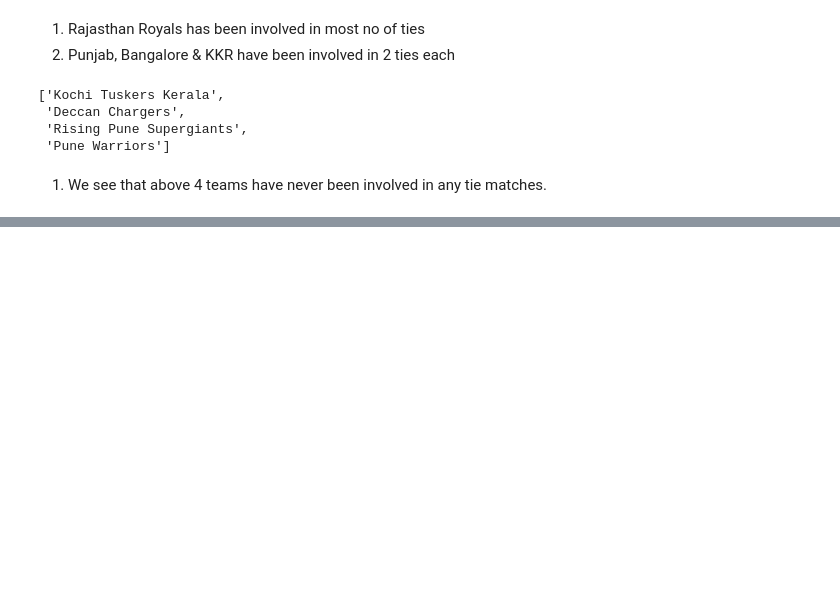
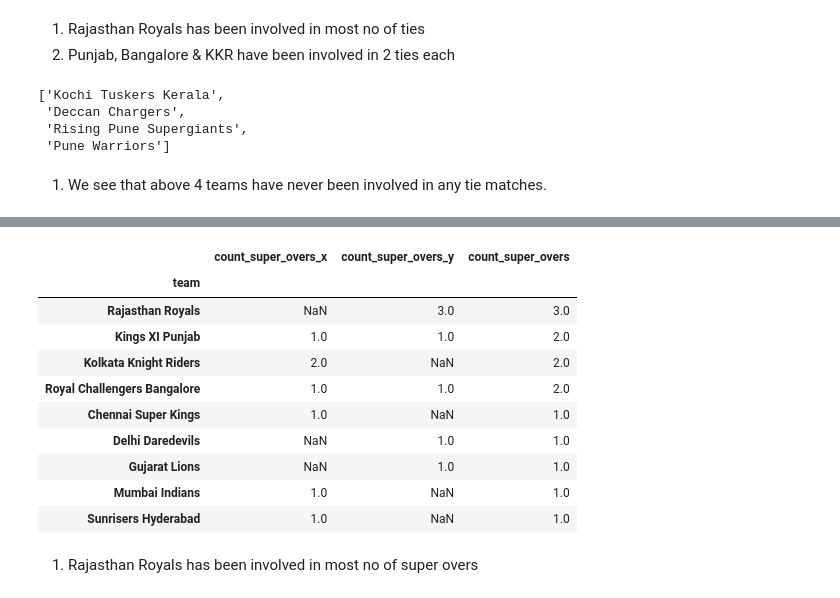
Before and after one commit to sumitpriye/Exploratory_Data_Analysis, a Jupyter notebook: IPL/IPL EDA.ipynb, the cells around one changed output, grey strips where cells are left out. Saved outputs shown, nothing was run; the diff lists cells and outputs as text; code cells hidden in the pictures; blank space fills up the shorter version.

```diff
--- a/IPL/IPL EDA.ipynb
+++ b/IPL/IPL EDA.ipynb
@@ -1073,0 +1101,6 @@ plt.tick_params(axis='y', labelcolor='black')
+# %%
+super_overs1=super_overs[['batting_team','bowling_team']]['batting_team'].value_counts()
+super_overs1=super_overs1.reset_index()
+super_overs1.columns=['team','count_super_overs']
+super_overs1 = super_overs1.set_index('team')
+super_overs1
@@ -1073,0 +1116,6 @@ plt.tick_params(axis='y', labelcolor='black')
+# %%
+super_overs2 = super_overs[['batting_team','bowling_team']]['bowling_team'].value_counts()
+super_overs2=super_overs2.reset_index()
+super_overs2.columns=['team','count_super_overs']
+super_overs2=super_overs2.set_index('team')
+super_overs2
@@ -1073,0 +1130,19 @@ plt.tick_params(axis='y', labelcolor='black')
+# %%
+super_overs=super_overs1.merge(super_overs2, how='outer', left_index=True, right_index=True)
+super_overs['count_super_overs']=super_overs.sum(axis=1)
+super_overs.sort_values(by='count_super_overs', ascending=False, inplace=True)
+super_overs
+# %% [output]
+|  | count_super_overs_x | count_super_overs_y | count_super_overs |
+| team |  |  |  |
+| Rajasthan Royals | NaN | 3.0 | 3.0 |
+| Kings XI Punjab | 1.0 | 1.0 | 2.0 |
+| Kolkata Knight Riders | 2.0 | NaN | 2.0 |
+| Royal Challengers Bangalore | 1.0 | 1.0 | 2.0 |
+| Chennai Super Kings | 1.0 | NaN | 1.0 |
+| Delhi Daredevils | NaN | 1.0 | 1.0 |
+| Gujarat Lions | NaN | 1.0 | 1.0 |
+| Mumbai Indians | 1.0 | NaN | 1.0 |
+| Sunrisers Hyderabad | 1.0 | NaN | 1.0 |
+# %% [markdown]
+1. Rajasthan Royals has been involved in most no of super overs
```
Also changed, not shown: parts of 125 cells of this notebook.
